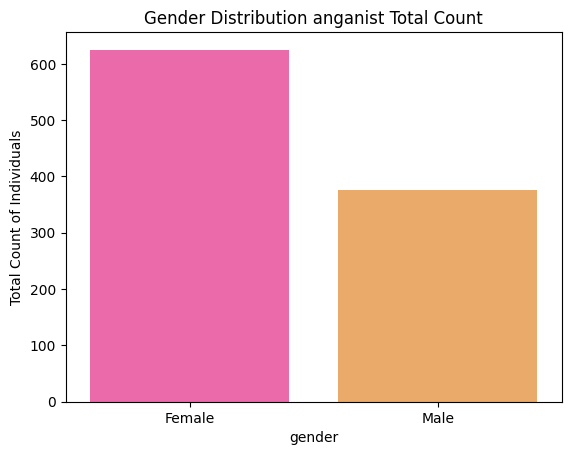
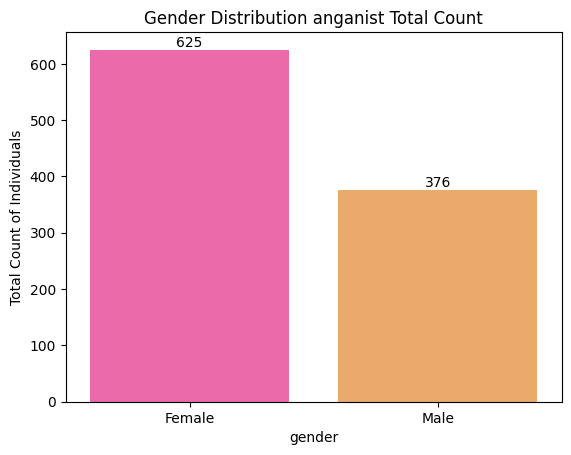
Unified diff of the notebook cell whose output changed from the first chart to the second:
--- before
+++ after
@@ -1,5 +1,10 @@
 # Below is a count plot showing the distribution of males to females
 
-sns.countplot(x= "gender", data=data, palette="spring")
+ax = sns.countplot(x= "gender", data=data, palette="spring")
 plt.title("Gender Distribution anganist Total Count")
 plt.ylabel("Total Count of Individuals")
+
+for container in ax.containers:
+    ax.bar_label(container)
+
+plt.show()

Commit: updates